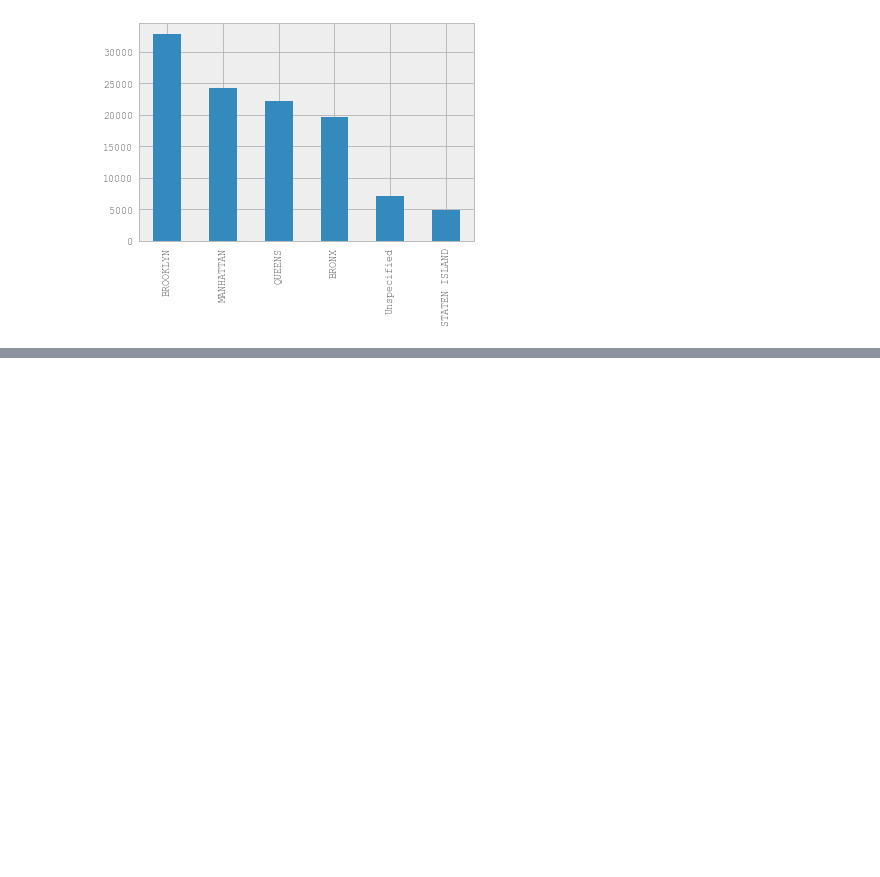
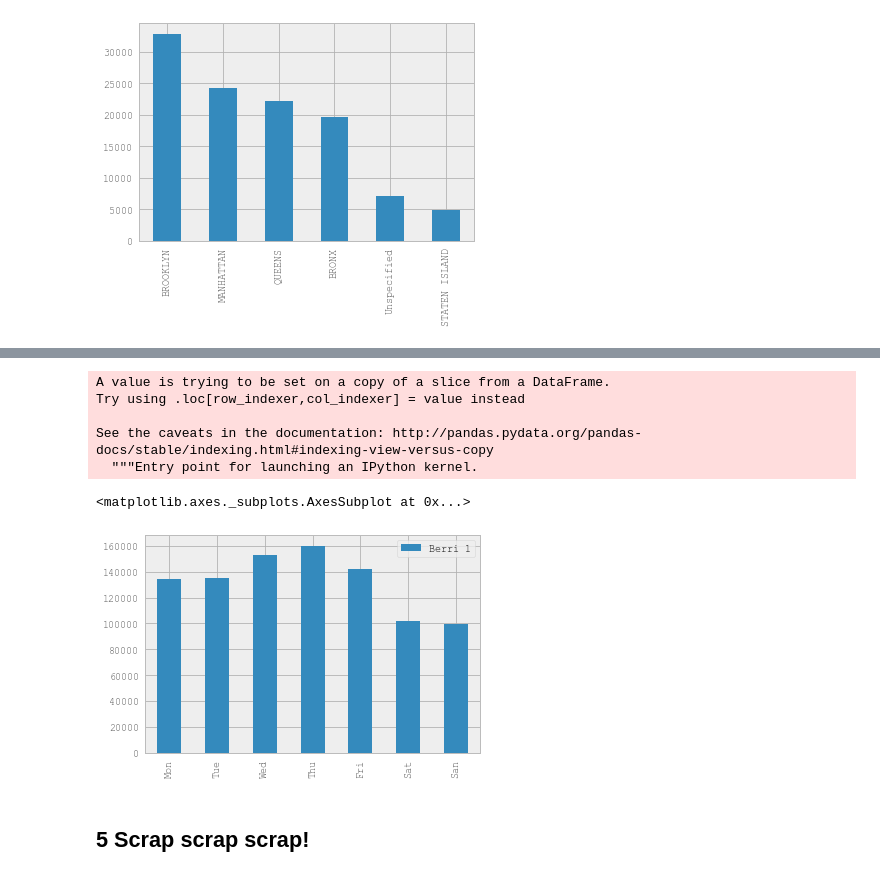
Before and after one commit to WojciechSupko/JupyterStuff, a Jupyter notebook: PandasTutorial.ipynb, the cells around one changed output, grey strips where cells are left out. Cells and saved outputs as stored; diff of their text form; code cells hidden in the pictures; blank space fills up the shorter version.

```diff
--- a/PandasTutorial.ipynb
+++ b/PandasTutorial.ipynb
@@ -82,0 +136,18 @@ complaints["Borough"].value_counts().plot(kind = 'bar')
+# %%
+berri['weekday'] = berri.index.weekday
+# %% [output]
+A value is trying to be set on a copy of a slice from a DataFrame.
+Try using .loc[row_indexer,col_indexer] = value instead
+
+See the caveats in the documentation: http://pandas.pydata.org/pandas-docs/stable/indexing.html#indexing-view-versus-copy
+  """Entry point for launching an IPython kernel.
+# %%
+weekday_berri = berri.groupby('weekday').sum()
+weekday_berri.index = ['Mon', 'Tue', 'Wed', 'Thu', 'Fri', 'Sat', 'San']
+# %%
+weekday_berri.plot(kind = 'bar')
+# %% [output]
+<matplotlib.axes._subplots.AxesSubplot at 0x...>
+[figure, added]
+# %% [markdown]
+## 5 Scrap scrap scrap!
```
Also changed, not shown: parts of 10 cells of this notebook.
